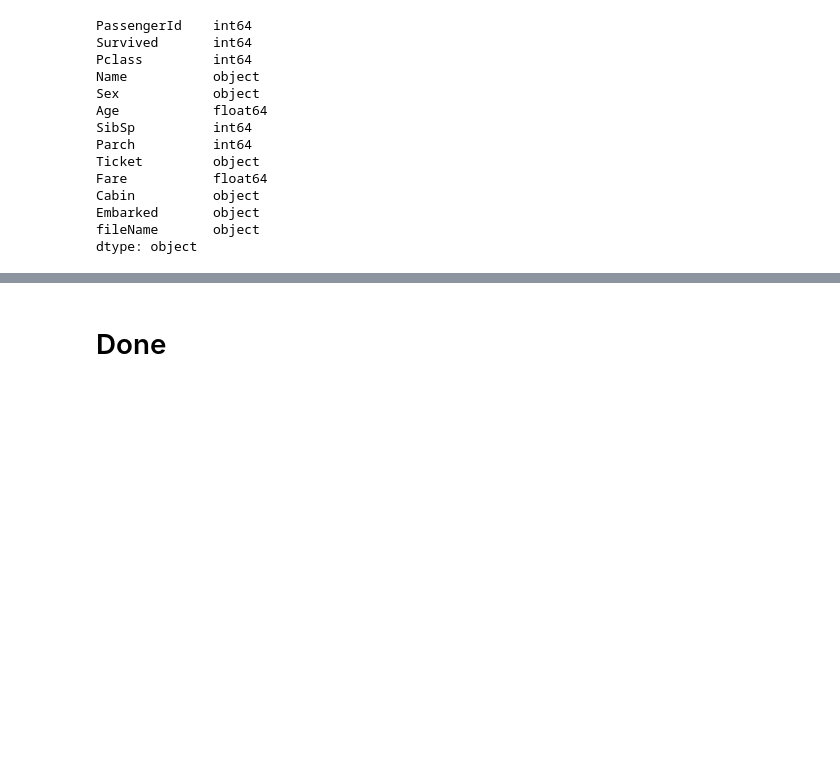
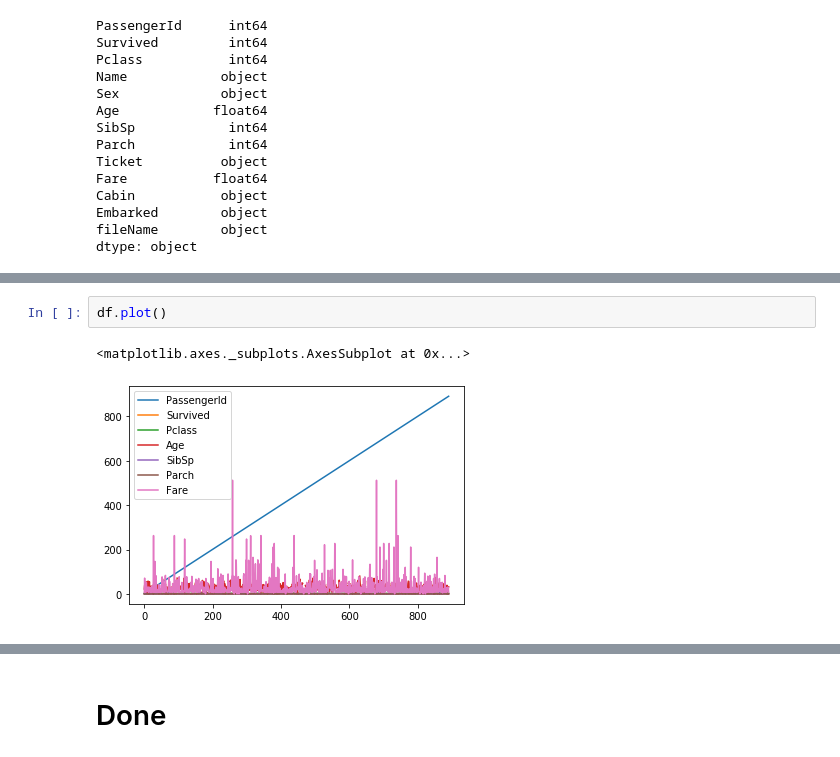
Before and after one commit to kellington/Notebooks, a Jupyter notebook: Initial Data Analysis.ipynb, the cells around one changed output, grey strips where cells are left out. Cells and saved outputs as stored; diff of their text form; blank space fills up the shorter version.

```diff
--- a/Initial Data Analysis.ipynb
+++ b/Initial Data Analysis.ipynb
@@ -145,0 +317,5 @@ df_summary
+# %%
+df.plot()
+# %% [output]
+<matplotlib.axes._subplots.AxesSubplot at 0x...>
+[figure, added]
```
Also changed, not shown: parts of 63 cells of this notebook, 34 other files.
